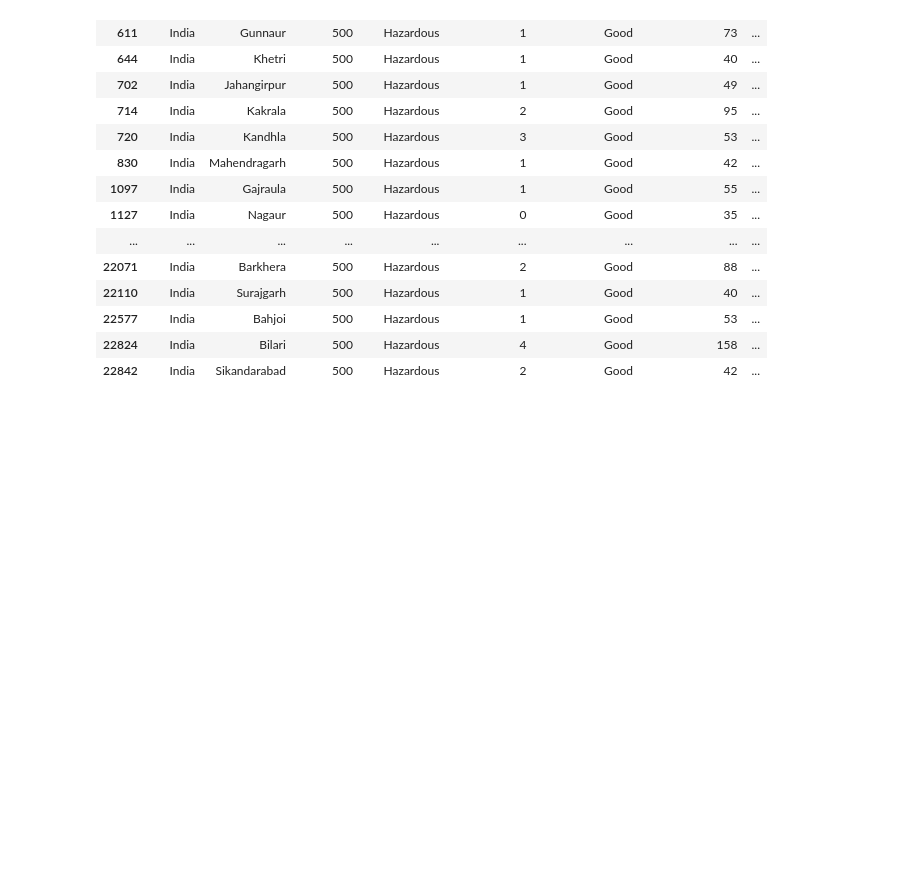
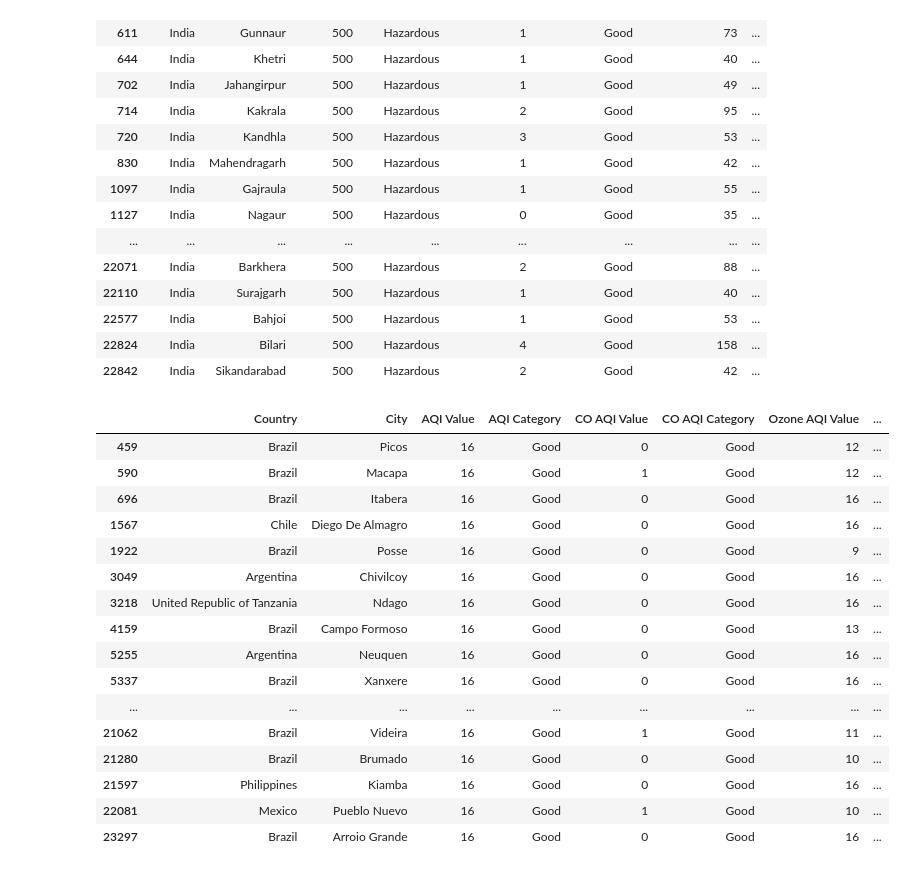
Before and after one commit to aroshacdX/msc-project-individual, a Jupyter notebook: AirPollutionAnalysis.ipynb, the cells around one changed output. Cells and saved outputs as stored; diff of their text form; code cells hidden in the pictures; blank space fills up the shorter version.

Commit message:
Retrieved minimum average AQI

```diff
--- a/AirPollutionAnalysis.ipynb
+++ b/AirPollutionAnalysis.ipynb
@@ -287,3 +287,25 @@ pollution_df[(pollution_df['Country'] == 'India') & (pollution_df['AQI Value'] =
 | 22577 | India | Bahjoi | 500 | Hazardous | 1 | Good | 53 | ... |
 | 22824 | India | Bilari | 500 | Hazardous | 4 | Good | 158 | ... |
 | 22842 | India | Sikandarabad | 500 | Hazardous | 2 | Good | 42 | ... |
+# %%
+#find minimum average AQI value in the dataset
+low_aqi_value = pollution_df.groupby('Country')['AQI Value'].mean().min()
+pollution_df[pollution_df['AQI Value'] == low_aqi_value].style.set_table_attributes('style="max-height:300px; overflow-y:scroll; display:inline-block;"')
+# %% [output]
+|  | Country | City | AQI Value | AQI Category | CO AQI Value | CO AQI Category | Ozone AQI Value | ... |
+| 459 | Brazil | Picos | 16 | Good | 0 | Good | 12 | ... |
+| 590 | Brazil | Macapa | 16 | Good | 1 | Good | 12 | ... |
+| 696 | Brazil | Itabera | 16 | Good | 0 | Good | 16 | ... |
+| 1567 | Chile | Diego De Almagro | 16 | Good | 0 | Good | 16 | ... |
+| 1922 | Brazil | Posse | 16 | Good | 0 | Good | 9 | ... |
+| 3049 | Argentina | Chivilcoy | 16 | Good | 0 | Good | 16 | ... |
+| 3218 | United Republic of Tanzania | Ndago | 16 | Good | 0 | Good | 16 | ... |
+| 4159 | Brazil | Campo Formoso | 16 | Good | 0 | Good | 13 | ... |
+| 5255 | Argentina | Neuquen | 16 | Good | 0 | Good | 16 | ... |
+| 5337 | Brazil | Xanxere | 16 | Good | 0 | Good | 16 | ... |
+| ... | ... | ... | ... | ... | ... | ... | ... | ... |
+| 21062 | Brazil | Videira | 16 | Good | 1 | Good | 11 | ... |
+| 21280 | Brazil | Brumado | 16 | Good | 0 | Good | 10 | ... |
+| 21597 | Philippines | Kiamba | 16 | Good | 0 | Good | 16 | ... |
+| 22081 | Mexico | Pueblo Nuevo | 16 | Good | 1 | Good | 10 | ... |
+| 23297 | Brazil | Arroio Grande | 16 | Good | 0 | Good | 16 | ... |
```
